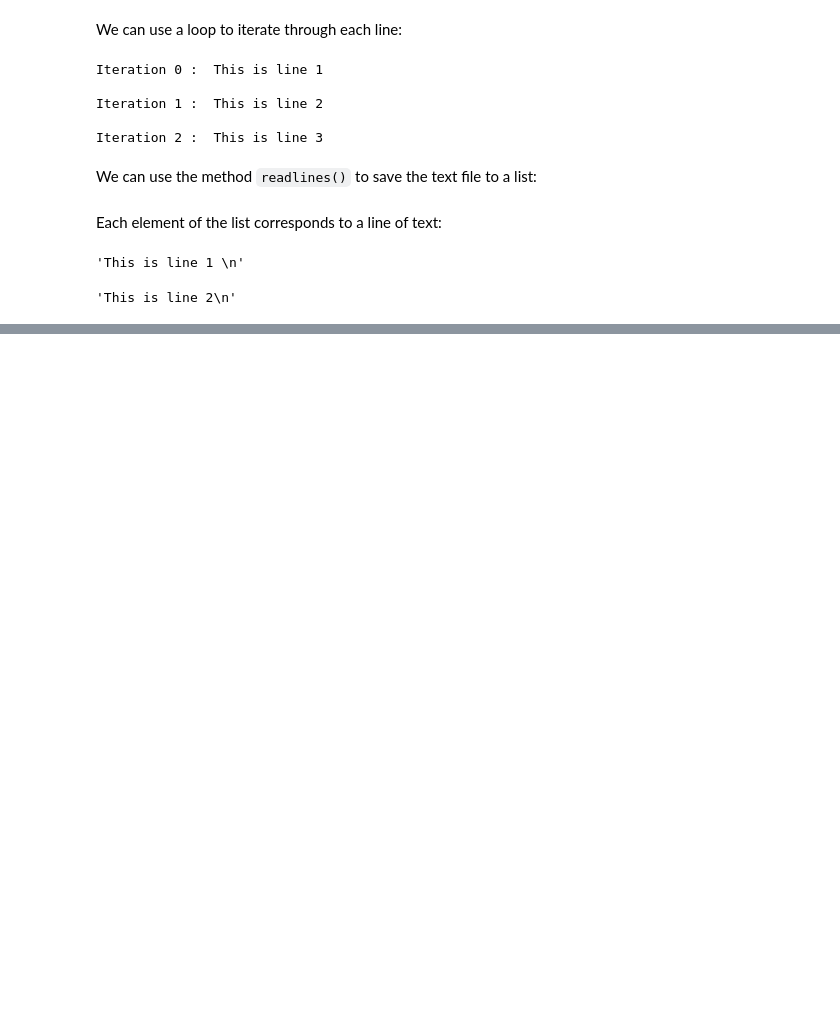
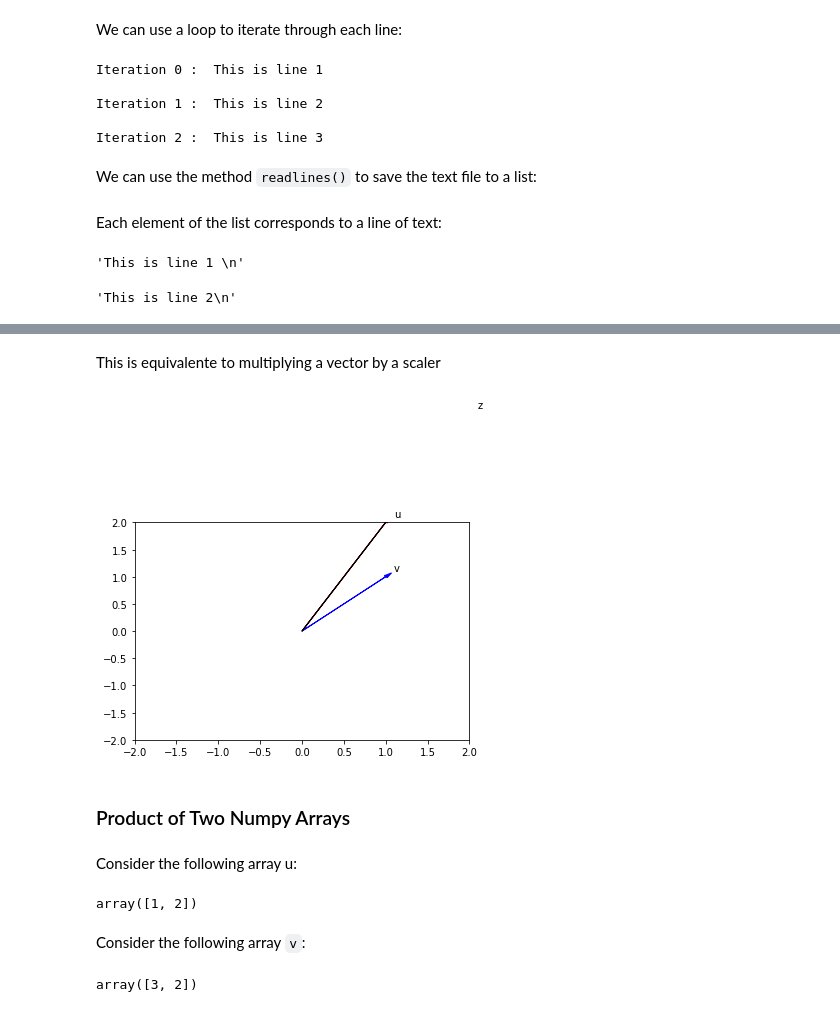
Before and after one commit to S3gam/Python_basics_for_DS, a Jupyter notebook: Python_basics_for_DS_(Module_4).ipynb, the cells around one changed output, grey strips where cells are left out. Saved outputs shown, nothing was run; the diff lists cells and outputs as text; code cells hidden in the pictures; blank space fills up the shorter version.

```diff
--- a/Python_basics_for_DS_(Module_4).ipynb
+++ b/Python_basics_for_DS_(Module_4).ipynb
@@ -233,0 +806,26 @@ FileasList[1]
+# %% [markdown]
+This is equivalente to multiplying a vector by a scaler
+# %%
+Plotvec1(y,z,v)
+# %% [output]
+[figure, added]
+# %% [markdown]
+### Product of Two Numpy Arrays
+# %% [markdown]
+Consider the following array u:
+# %%
+# Create a numpy array
+
+u = np.array([1, 2])
+u
+# %% [output]
+array([1, 2])
+# %% [markdown]
+Consider the following array <code>v</code>:
+# %%
+# Create a numpy array
+
+v = np.array([3, 2])
+v
+# %% [output]
+array([3, 2])
```
Also changed, not shown: parts of 162 cells of this notebook.
